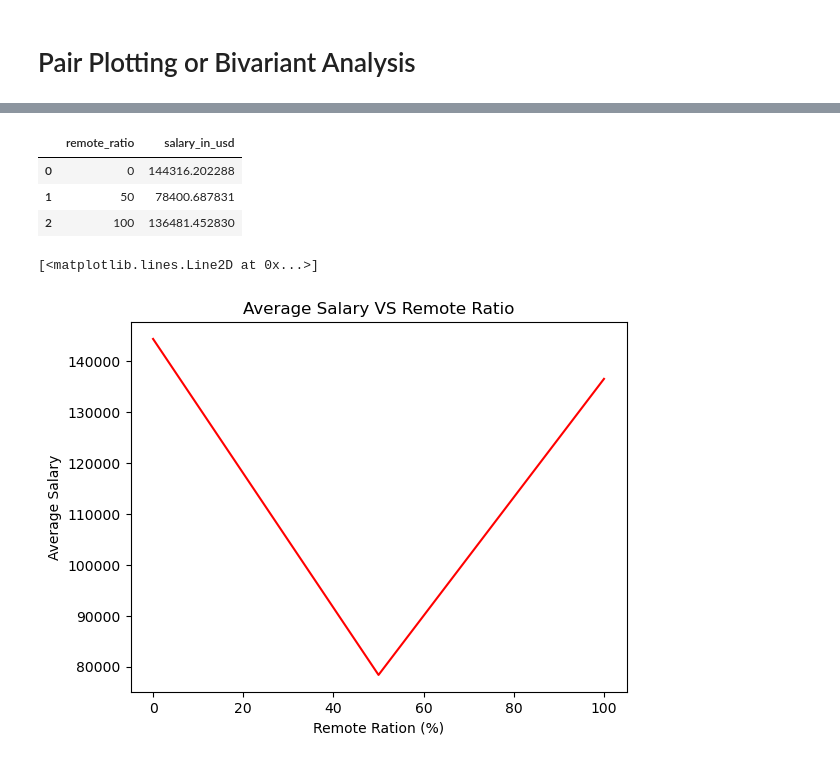
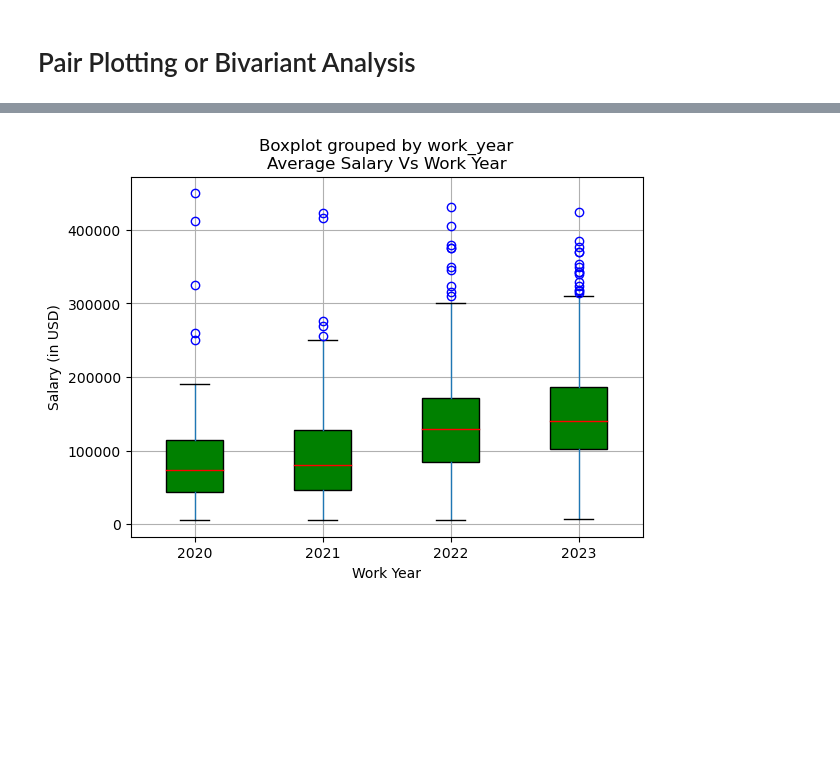
Before and after one commit to garimac12/project_acai, a Jupyter notebook: Project_NN.ipynb, the cells around one changed output, grey strips where cells are left out. Cells and saved outputs as stored; diff of their text form; code cells hidden in the pictures; blank space fills up the shorter version.

```diff
--- a/Project_NN.ipynb
+++ b/Project_NN.ipynb
@@ -273,20 +95,27 @@ plt.plot(
-# %%
-avg_salary_remote_ratio=df.groupby("remote_ratio")["salary_in_usd"].mean().reset_index()
-avg_salary_remote_ratio
-# %% [output]
-|  | remote_ratio | salary_in_usd |
-| 0 | 0 | 144316.202288 |
-| 1 | 50 | 78400.687831 |
-| 2 | 100 | 136481.452830 |
-# %%
-#Line Chart for Average Salary over the years
-plt.title("Average Salary VS Remote Ratio"),
-plt.xlabel("Remote Ration (%)"),
-plt.ylabel("Average Salary")
-plt.plot(
-    avg_salary_remote_ratio["remote_ratio"],
-    avg_salary_remote_ratio["salary_in_usd"],
-    color='red')
-# %% [output]
-[<matplotlib.lines.Line2D at 0x...>]
-[figure, removed]
+# %%
+# Salary vs. Experience Level
+a="blue"
+b="red"
+c="green"
+
+df.boxplot(
+    column=["salary_in_usd"],
+    by=["work_year"],
+    patch_artist=True,
+    boxprops=dict(facecolor=c),
+    flierprops=dict(color=a, markeredgecolor=a),
+    medianprops=dict(color=b)
+)
+plt.title('Average Salary Vs Work Year')
+plt.xlabel('Work Year')
+plt.ylabel('Salary (in USD)')
+plt.show()
+
+
+
+# After analyzing the box plot we may conclude that median salaries were
+#almost same in year 2020 and 2021 however in year 2022 and 2023 it got a substantial increase.
+
+#OUTLIERS??
+# %% [output]
+[figure, added]
```
Also changed, not shown: parts of 26 cells of this notebook.
